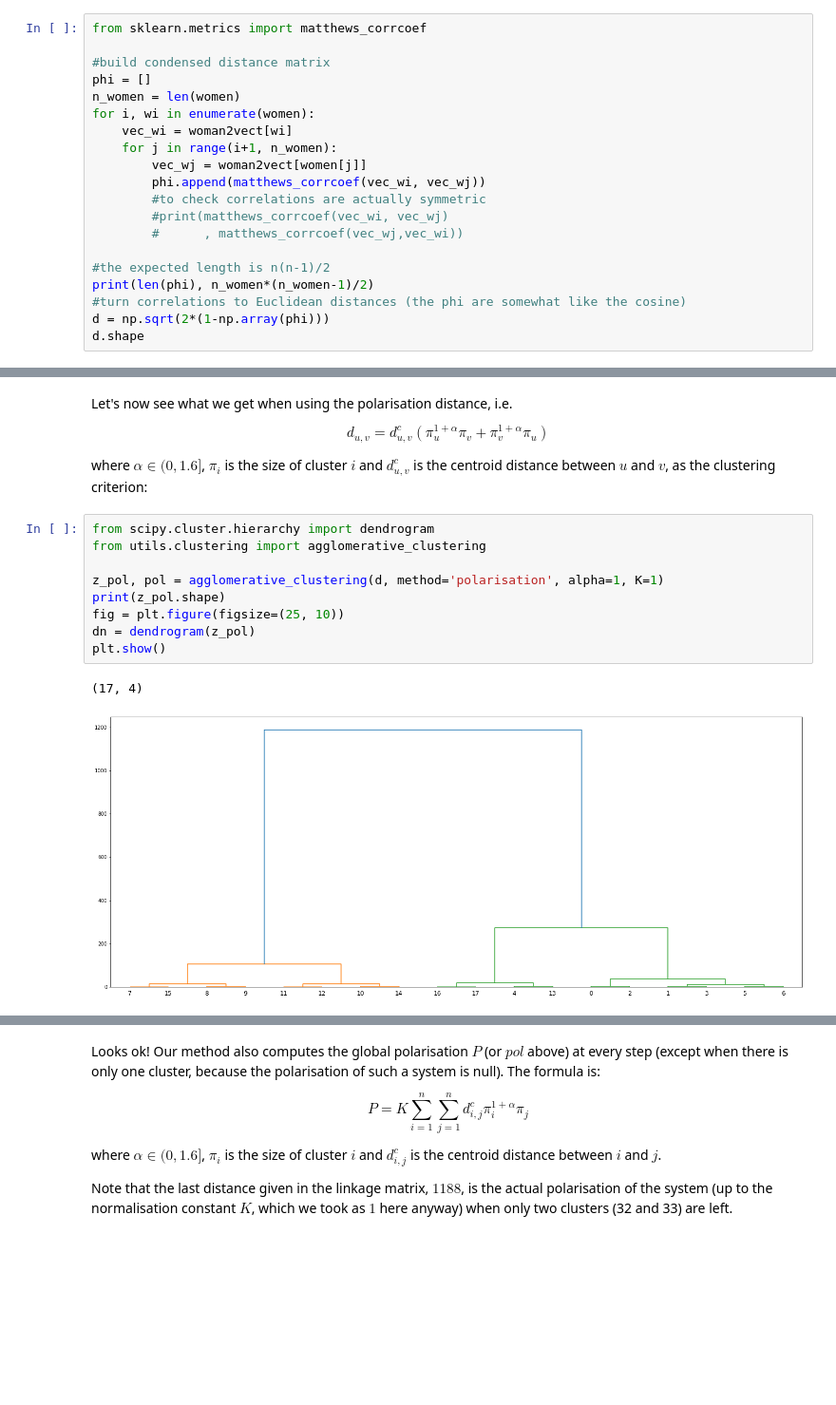
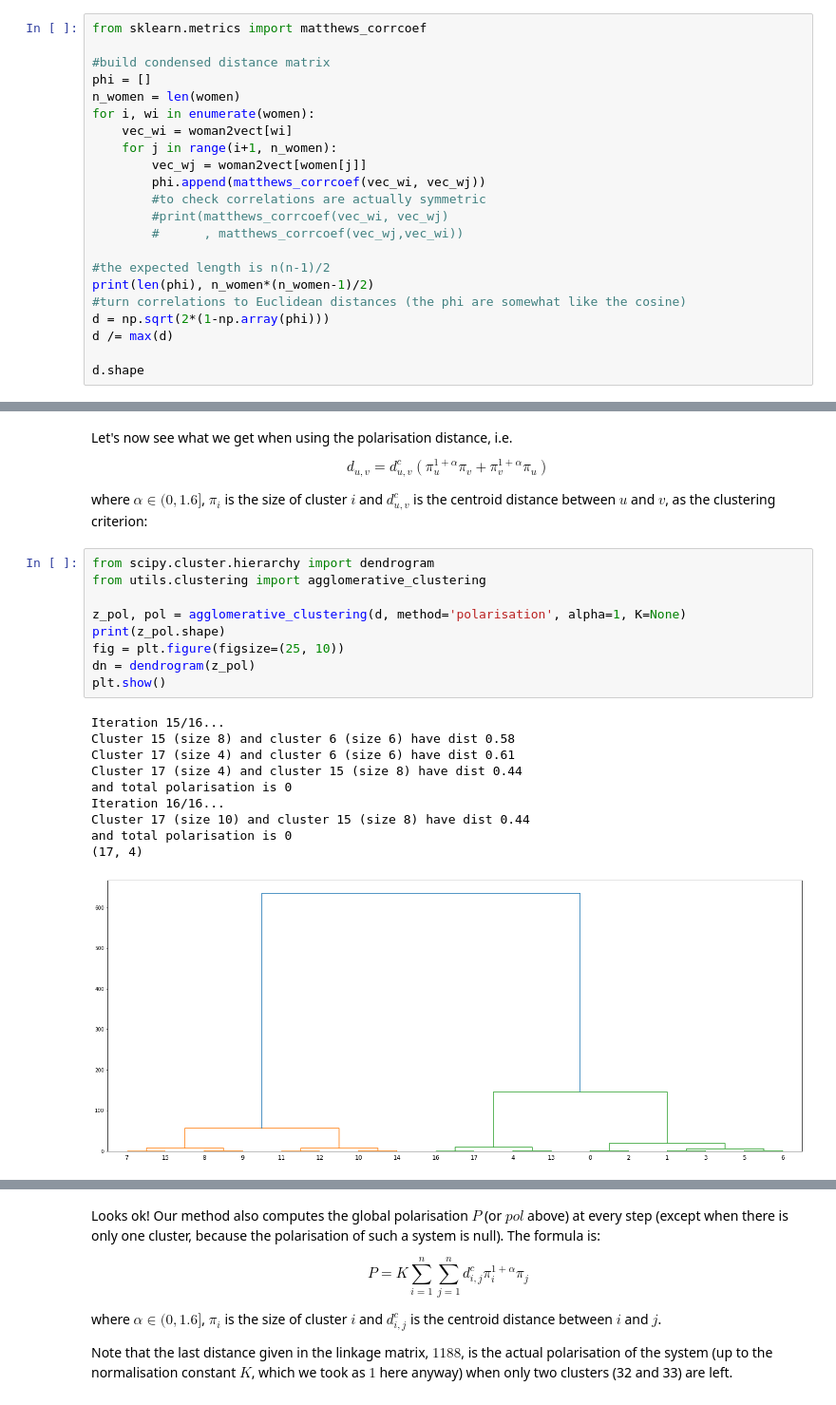
Before and after one commit to adrifcid/polarisation, a Jupyter notebook: notebooks/SouthernWomen.ipynb, the cells around one changed output, grey strips where cells are left out. Shown at 95% size. Cells and saved outputs as stored; diff of their text form; blank space fills up the shorter version.

```diff
--- a/notebooks/SouthernWomen.ipynb
+++ b/notebooks/SouthernWomen.ipynb
@@ -190,6 +190,8 @@ for i, wi in enumerate(women):
 print(len(phi), n_women*(n_women-1)/2)
 #turn correlations to Euclidean distances (the phi are somewhat like the cosine)
 d = np.sqrt(2*(1-np.array(phi)))
+d /= max(d)
+
 d.shape
 # %% [output]
 153 153.0
@@ -298,15 +308,23 @@ where $\alpha \in (0,1.6]$, $\pi_i$ is the size of cluster $i$ and $d^c_{u,v}$ i
 # %%
 from scipy.cluster.hierarchy import dendrogram
 from utils.clustering import agglomerative_clustering
 
-z_pol, pol = agglomerative_clustering(d, method='polarisation', alpha=1, K=1)
+z_pol, pol = agglomerative_clustering(d, method='polarisation', alpha=1, K=None)
 print(z_pol.shape)
 fig = plt.figure(figsize=(25, 10))
 dn = dendrogram(z_pol)
 plt.show()
 # %% [output]
+Iteration 15/16...
+Cluster 15 (size 8) and cluster 6 (size 6) have dist 0.58
+Cluster 17 (size 4) and cluster 6 (size 6) have dist 0.61
+Cluster 17 (size 4) and cluster 15 (size 8) have dist 0.44
+and total polarisation is 0
+Iteration 16/16...
+Cluster 17 (size 10) and cluster 15 (size 8) have dist 0.44
+and total polarisation is 0
 (17, 4)
-[figure, old version]
+[figure, new version]
 # %%
 #have to change np print option by activating suppression;
 #otherwise everything appears in lengthy scientific notation due to large distance (819)
```
Also changed, not shown: parts of 15 cells of this notebook, 5 other files.
